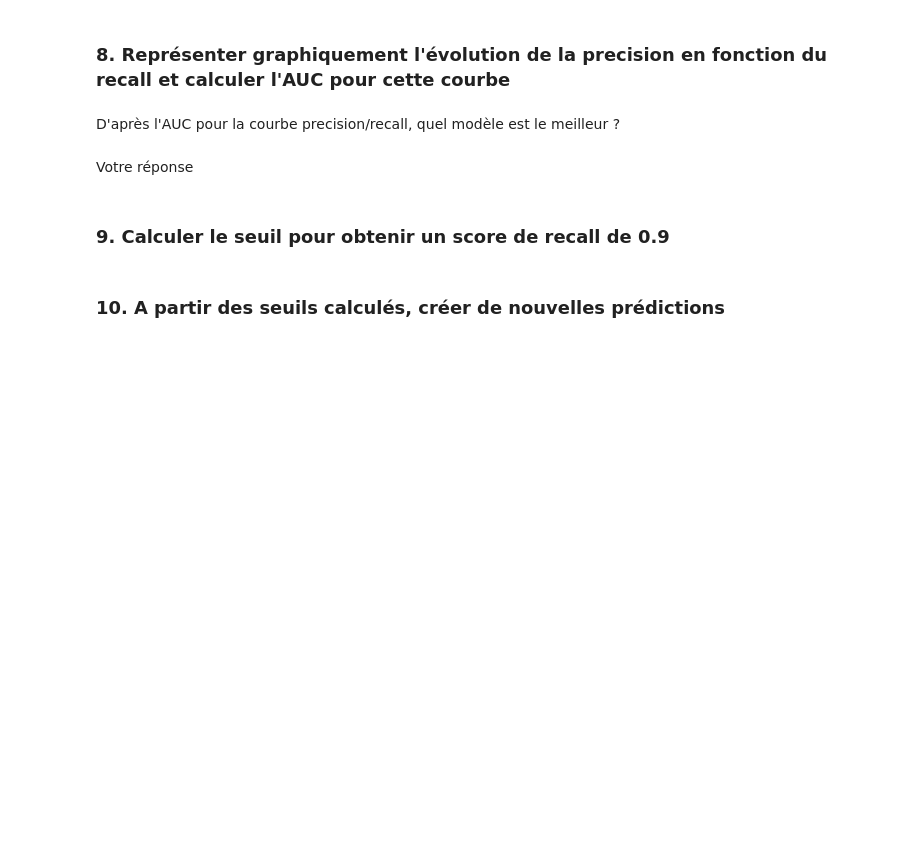
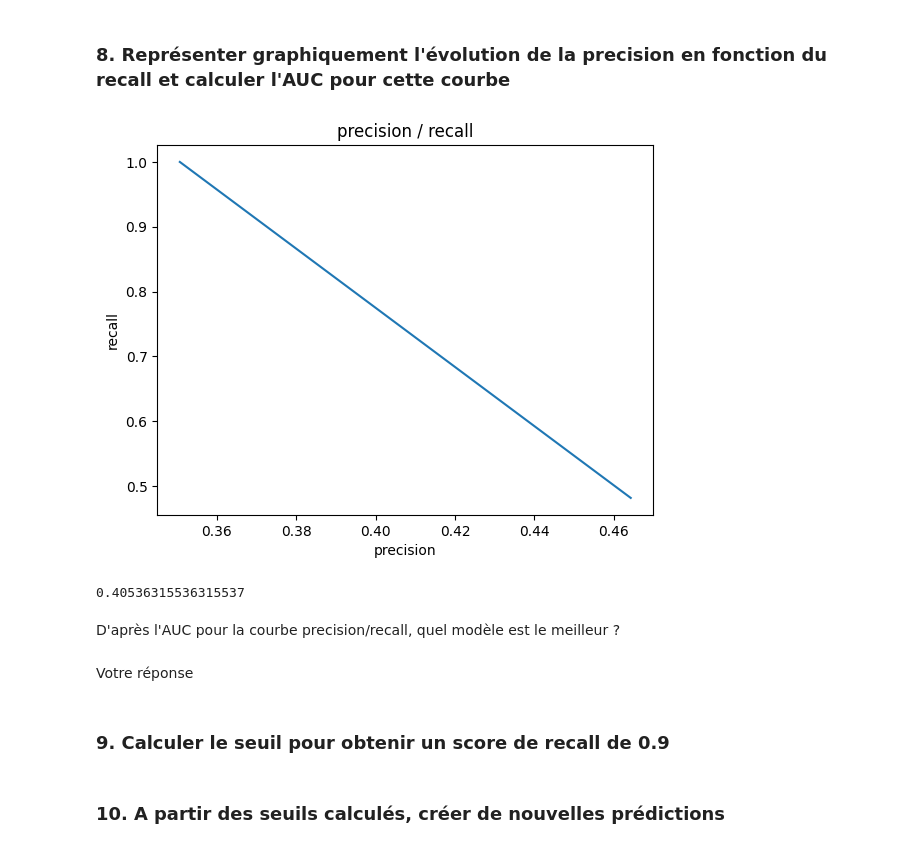
Before and after one commit to ElieLECAS/ML_avance, a Jupyter notebook: roc_auc/exercice.ipynb, the cells around one changed output. Drawn from its saved outputs; the diff is of its cells as text; code cells hidden in the pictures; blank space fills up the shorter version.

```diff
--- a/roc_auc/exercice.ipynb
+++ b/roc_auc/exercice.ipynb
@@ -118,8 +208,20 @@ Votre réponse
 # %%
 # Utiliser les precisions et recalls calculés
 # Pour precisions et recalls ajouter [:-1] (ex precisions[:-1])
 
 from sklearn.metrics import average_precision_score
+
+plt.plot(precisions_tr[:-1], recalls_tr[:-1])
+plt.title('precision / recall')
+plt.xlabel('precision')
+plt.ylabel('recall')
+plt.show()
+
+auc_pr = average_precision_score(y_test, tr_proba[:,-1])
+print(auc_pr)
+# %% [output]
+[figure, added]
+0.40536315536315537
 # %% [markdown]
 D'après l'AUC pour la courbe precision/recall, quel modèle est le meilleur ?
 # %% [markdown]
```
Also changed, not shown: parts of 12 cells of this notebook, 5 other files.
